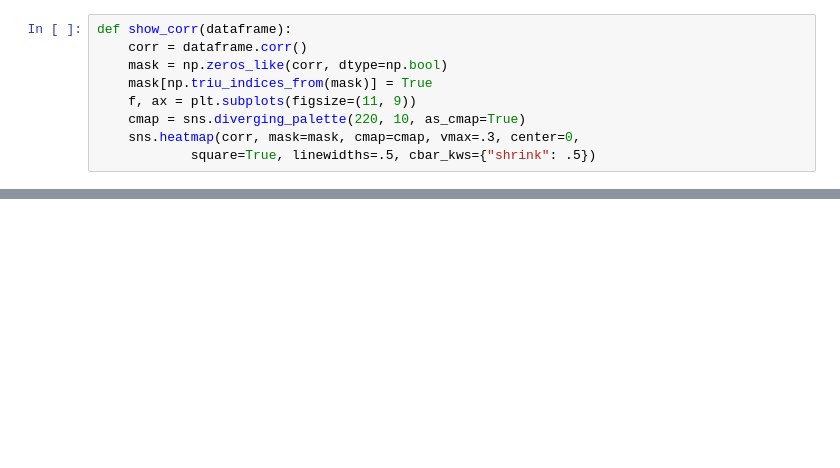
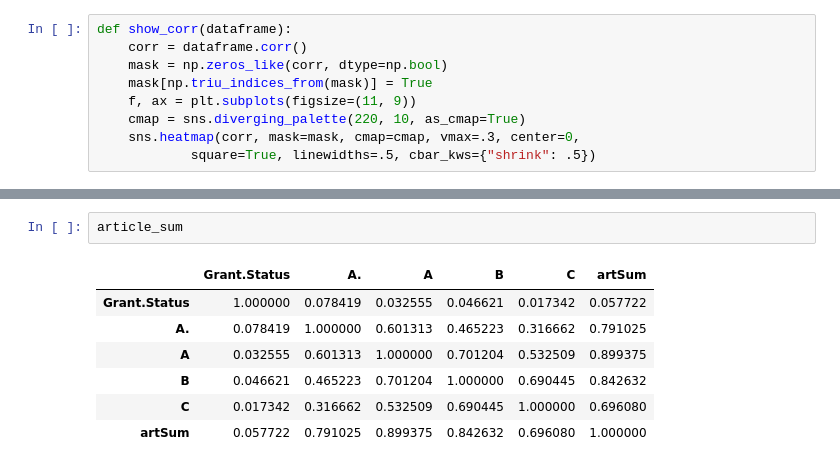
Before and after one commit to 2018HCIntern/2018HCIntern, a Jupyter notebook: GAN/milestone.grant/eda.ipynb, the cells around one changed output, grey strips where cells are left out. Cells and saved outputs as stored; diff of their text form; blank space fills up the shorter version.

```diff
--- a/GAN/milestone.grant/eda.ipynb
+++ b/GAN/milestone.grant/eda.ipynb
@@ -126,0 +112,10 @@ show_corr(tr_d_1000)
+# %%
+article_sum
+# %% [output]
+|  | Grant.Status | A. | A | B | C | artSum |
+| Grant.Status | 1.000000 | 0.078419 | 0.032555 | 0.046621 | 0.017342 | 0.057722 |
+| A. | 0.078419 | 1.000000 | 0.601313 | 0.465223 | 0.316662 | 0.791025 |
+| A | 0.032555 | 0.601313 | 1.000000 | 0.701204 | 0.532509 | 0.899375 |
+| B | 0.046621 | 0.465223 | 0.701204 | 1.000000 | 0.690445 | 0.842632 |
+| C | 0.017342 | 0.316662 | 0.532509 | 0.690445 | 1.000000 | 0.696080 |
+| artSum | 0.057722 | 0.791025 | 0.899375 | 0.842632 | 0.696080 | 1.000000 |
```
Also changed, not shown: parts of 19 cells of this notebook.
